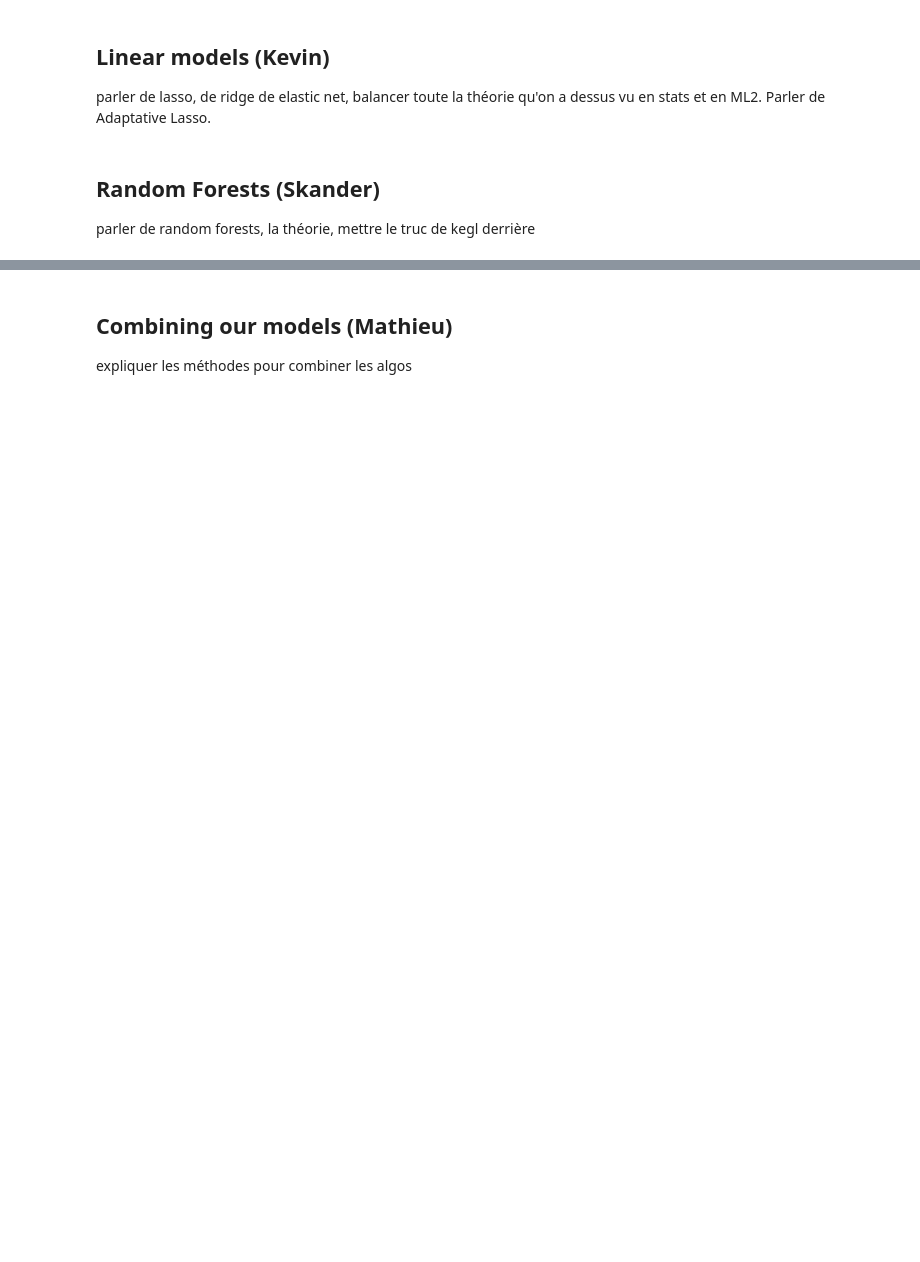
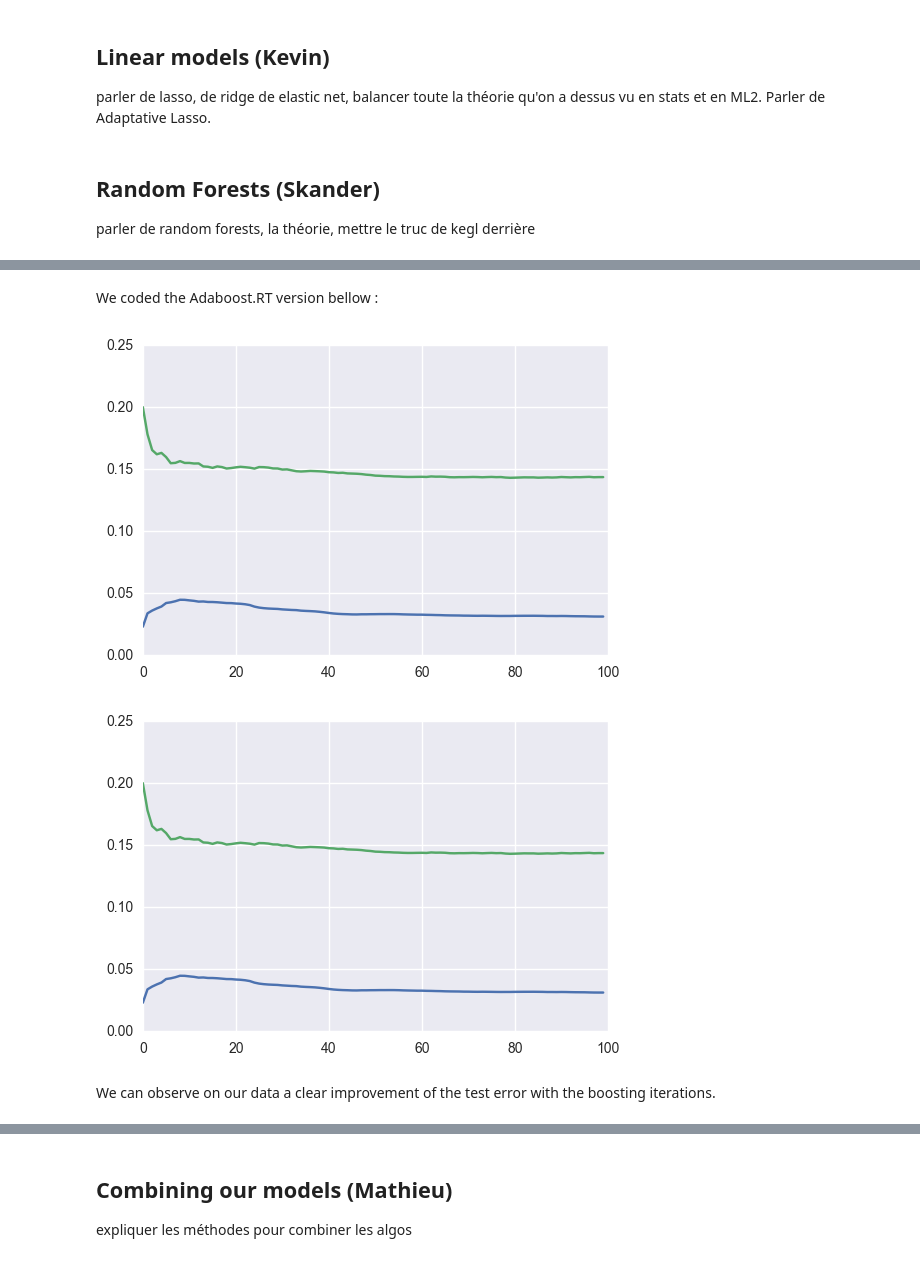
Before and after one commit to mathbarre/P3A, a Jupyter notebook: Projet 3A , House Prices Advanced Regression Techniques.ipynb, the cells around one changed output, grey strips where cells are left out. Drawn from its saved outputs; the diff is of its cells as text; code cells hidden in the pictures; blank space fills up the shorter version.

```diff
--- a/Projet 3A , House Prices Advanced Regression Techniques.ipynb
+++ b/Projet 3A , House Prices Advanced Regression Techniques.ipynb
@@ -445,0 +446,79 @@ array([5, 7])
+# %% [markdown]
+We coded the Adaboost.RT version bellow :
+# %%
+X = pd.get_dummies(X_tr)
+X.fillna(X.mean(),inplace = True)
+
+X=X.values
+Y = y_tr.values
+
+X_train, X_test, y_train, y_test = train_test_split(
+    X, Y, test_size=0.2, random_state=61)
+
+
+
+max_depth = 14 # tree depth
+n_trees = 100 # number of trees
+max_features = 0.2 # number of random features at each cut
+n_samples = X_train.shape[0]
+phi = 0.005 # error threshold
+weight = np.ones(n_samples)/n_samples
+n = 2
+
+
+ts = pyl.arange(n_trees)
+training_errors = []
+test_errors = []
+y_pred_train = np.zeros(len(y_train))
+y_pred_test = np.zeros(len(y_test))
+Sum = 0
+
+for t in range(n_trees):
+
+    reg = DecisionTreeRegressor(max_features = max_features,\
+                                max_depth = max_depth)
+    #call the weak learner with current weight
+    reg.fit(X_train,y_train,sample_weight = weight)
+    pyl.clf()
+    y_p_train = reg.predict(X_train)
+    #determinate the absolute relative error
+    #of each training predictions
+    ARE = np.abs((y_p_train - y_train[:,0])/y_train[:,0])
+    #er is the fraction of weight with ARE higher
+    #than the threshold
+    er = np.sum((ARE>phi)*weight)
+    beta = er**n
+    #We update the weights
+    #decreasing the weights of the well predicted samples
+    #by a factor beta < 1
+    weight = weight + ((ARE < phi)*(beta-1))
+    #normalise the weights
+    weight /= sum(weight)
+    #update new predicions values with coefficients depending
+    #on beta
+    y_pred_test = \
+    (y_pred_test*Sum + np.log(1/beta)*reg.predict(X_test))\
+    /(Sum + np.log(1/beta))
+
+    y_pred_train = \
+    (y_pred_train*Sum + np.log(1/beta)*y_p_train)\
+    /(Sum + np.log(1/beta))
+    Sum += np.log(1/beta)
+
+    training_error = \
+    sqrt(mean_squared_error(y_pred_train,y_train))
+
+    test_error = sqrt(mean_squared_error(y_pred_test,y_test))
+    training_errors.append(training_error)
+    test_errors.append(test_error)
+    pyl.plot(ts[:t+1], training_errors[:t+1],label = 'train')
+    pyl.plot(ts[:t+1], test_errors[:t+1],label = 'test')
+    pyl.legend()
+    display.clear_output(wait=True)
+    display.display(plt.gcf())
+    sleep(.001)
+# %% [output]
+[figure, added]
+[figure, added]
+# %% [markdown]
+We can observe on our data a clear improvement of the test error with the boosting iterations.
```
Also changed, not shown: parts of 20 cells of this notebook, 1 other file.
